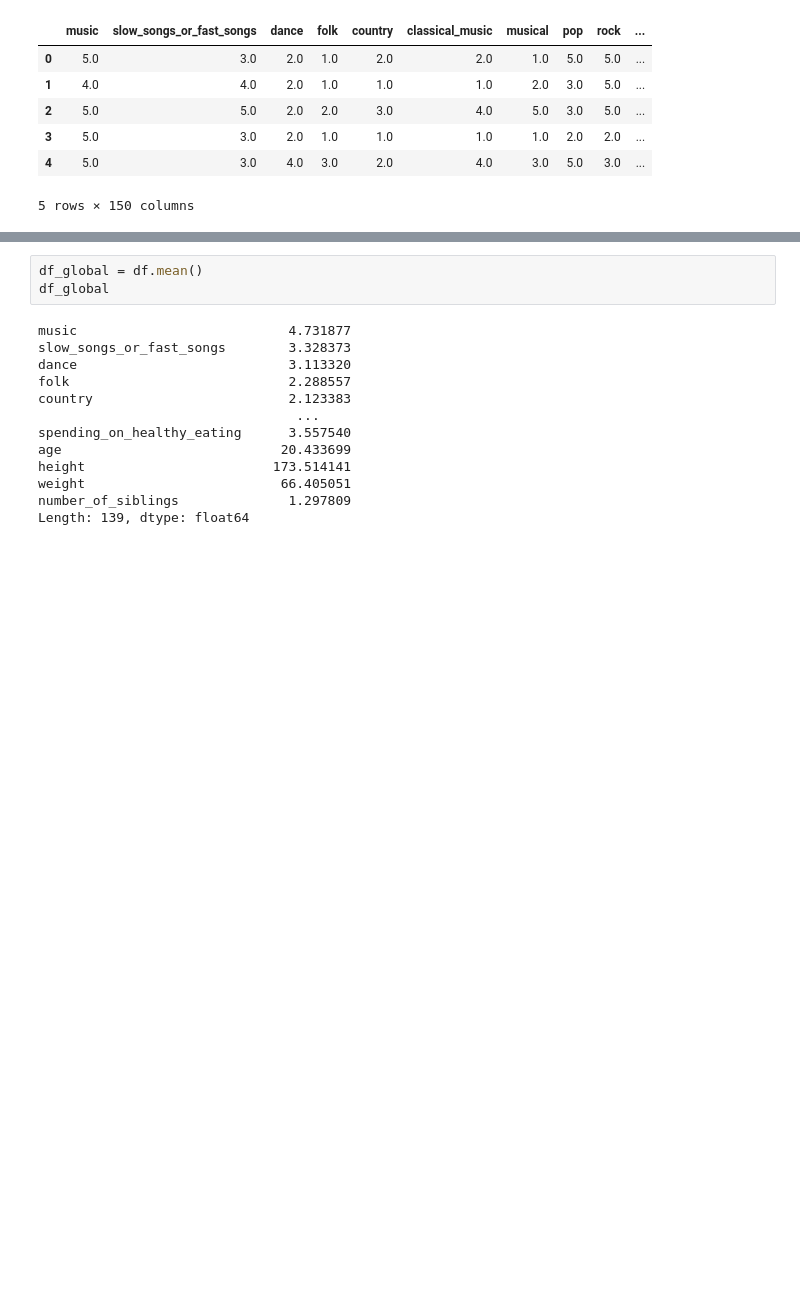
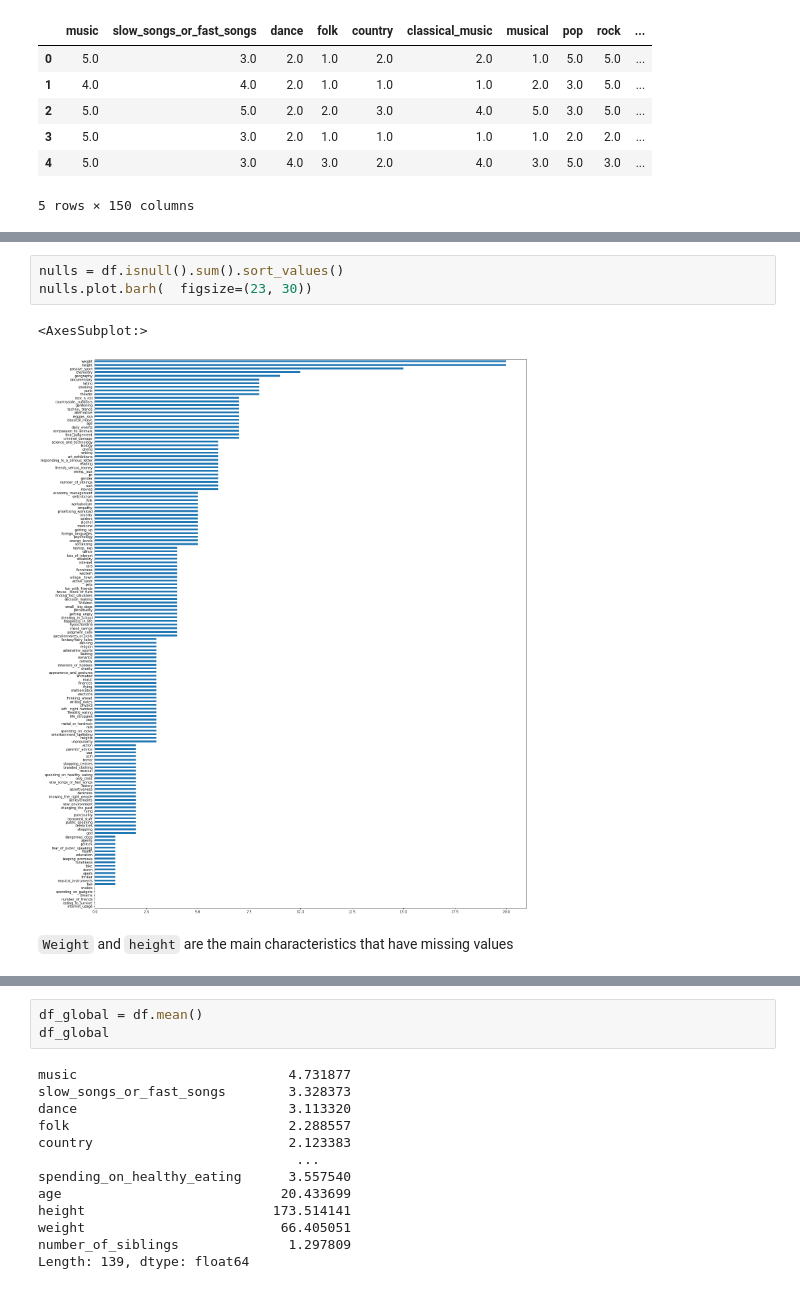
Before and after one commit to alejomaar/Machine-Learning-Zoomcamp, a Jupyter notebook: Midterm_proyect/proyect.ipynb, the cells around one changed output, grey strips where cells are left out. Saved outputs shown, nothing was run; the diff lists cells and outputs as text; blank space fills up the shorter version.

```diff
--- a/Midterm_proyect/proyect.ipynb
+++ b/Midterm_proyect/proyect.ipynb
@@ -16,0 +61,8 @@ df.head()
+# %%
+nulls = df.isnull().sum().sort_values()
+nulls.plot.barh(  figsize=(23, 30))
+# %% [output]
+<AxesSubplot:>
+[figure, added]
+# %% [markdown]
+`Weight` and `height` are the main characteristics that have missing values
```
Also changed, not shown: parts of 13 cells of this notebook, 2 other files.
